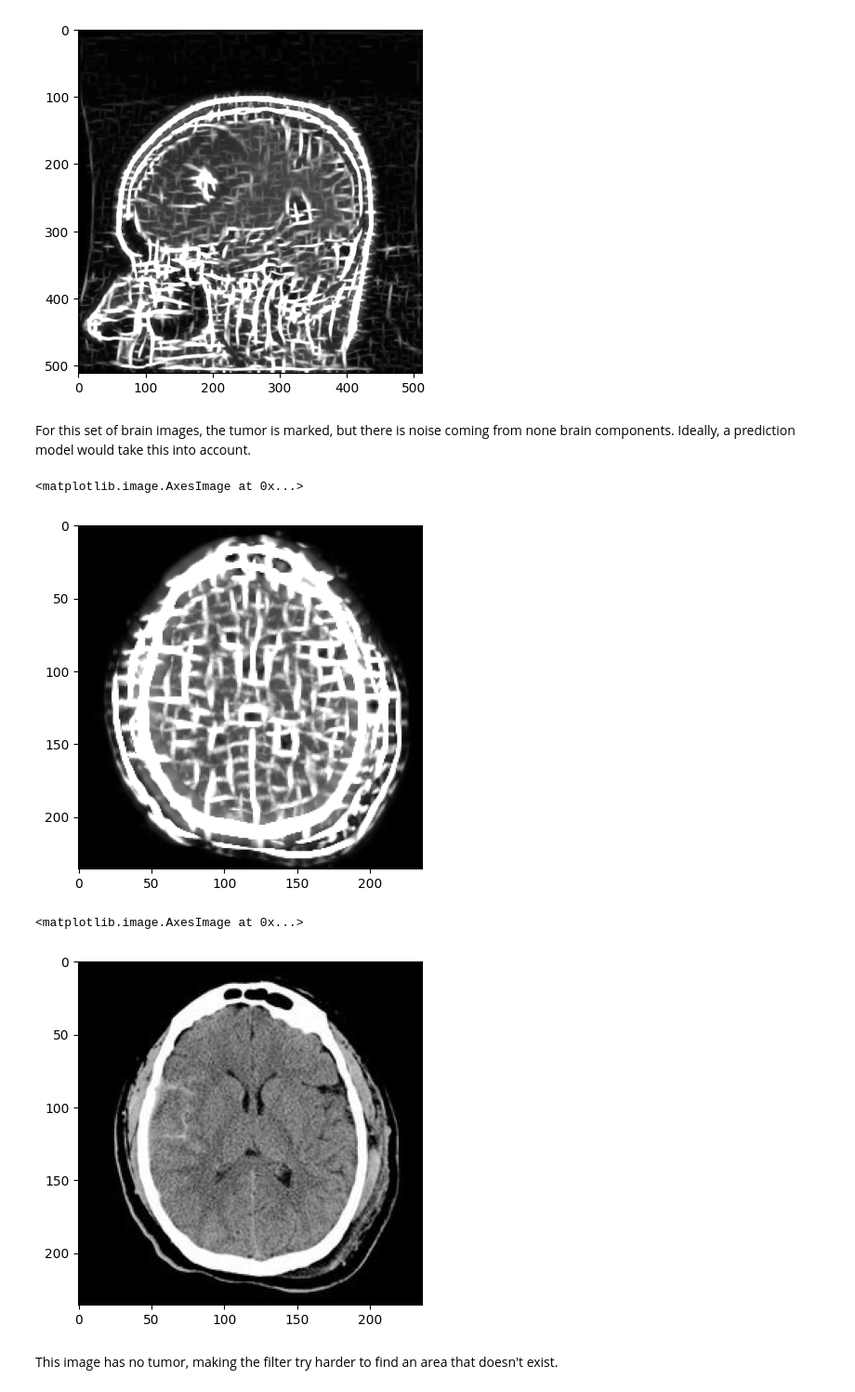
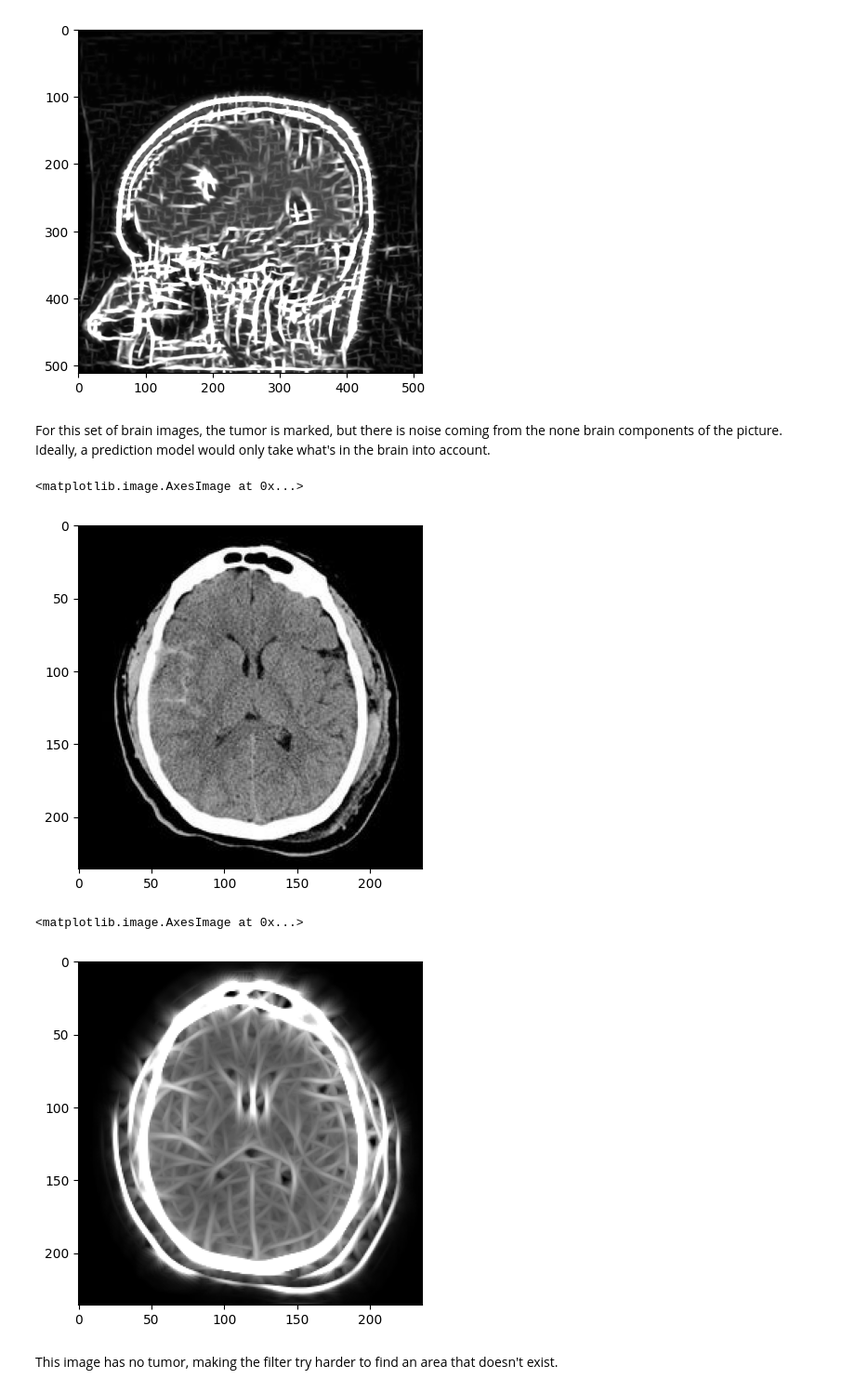
Before and after one commit to yaosam521/CS-7324-Proj-2, a Jupyter notebook: Proj-2.ipynb, the cells around one changed output. Shown at 93% size. Drawn from its saved outputs; the diff is of its cells as text; code cells hidden in the pictures.

```diff
--- a/Proj-2.ipynb
+++ b/Proj-2.ipynb
@@ -270,22 +274,22 @@ plt.imshow(res2f2)
 <matplotlib.image.AxesImage at 0x...>
 [figure]
 # %% [markdown]
-For this set of brain images, the tumor is marked, but there is noise coming from none brain components. Ideally, a prediction model would take this into account.
+For this set of brain images, the tumor is marked, but there is noise coming from the none brain components of the picture. Ideally, a prediction model would only take what's in the brain into account.
 # %%
 imgFile3 = "./Training/no_tumor/image(13).jpg"
 img3 = cv2.imread(imgFile3)
 if img3 is None:
      print ('Failed to load image file:', imgFile3)
      sys.exit(1)
-res3 = process(img3, filters2)
-plt.imshow(res3)
+plt.imshow(img3)
 # %% [output]
 <matplotlib.image.AxesImage at 0x...>
-[figure, old version]
+[figure, new version]
-# %%
-plt.imshow(img3)
-# %% [output]
-<matplotlib.image.AxesImage at 0x...>
-[figure, removed]
+# %%
+res3 = process(img3, filters)
+plt.imshow(res3)
+# %% [output]
+<matplotlib.image.AxesImage at 0x...>
+[figure, added]
 # %% [markdown]
 This image has no tumor, making the filter try harder to find an area that doesn't exist.
```
Also changed, not shown: parts of 13 cells of this notebook.
